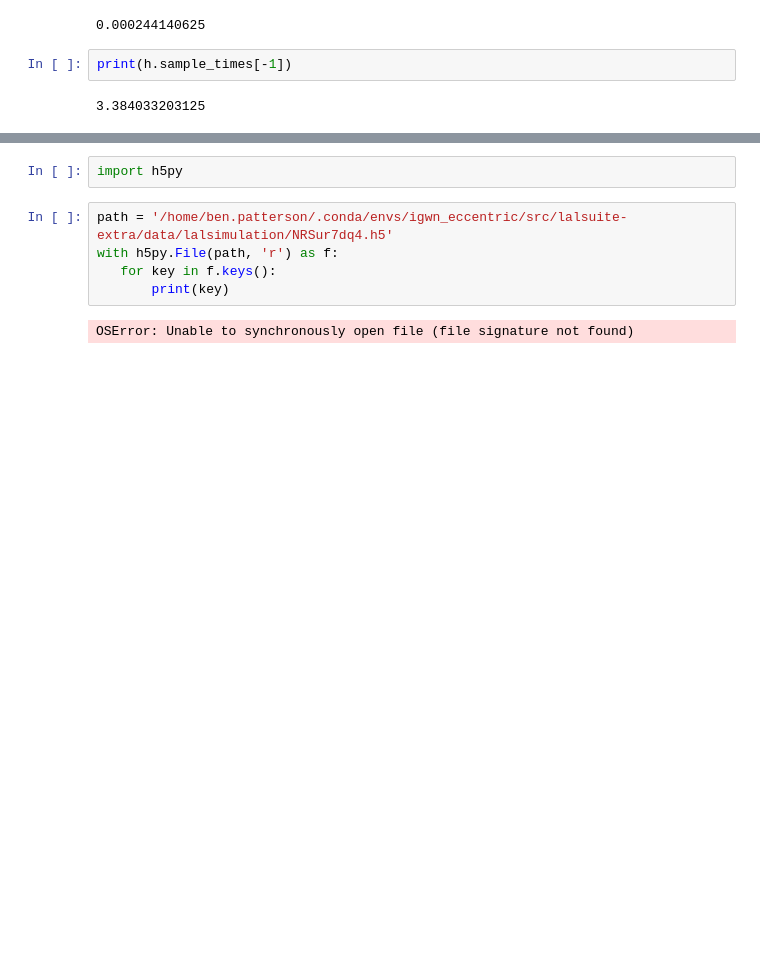
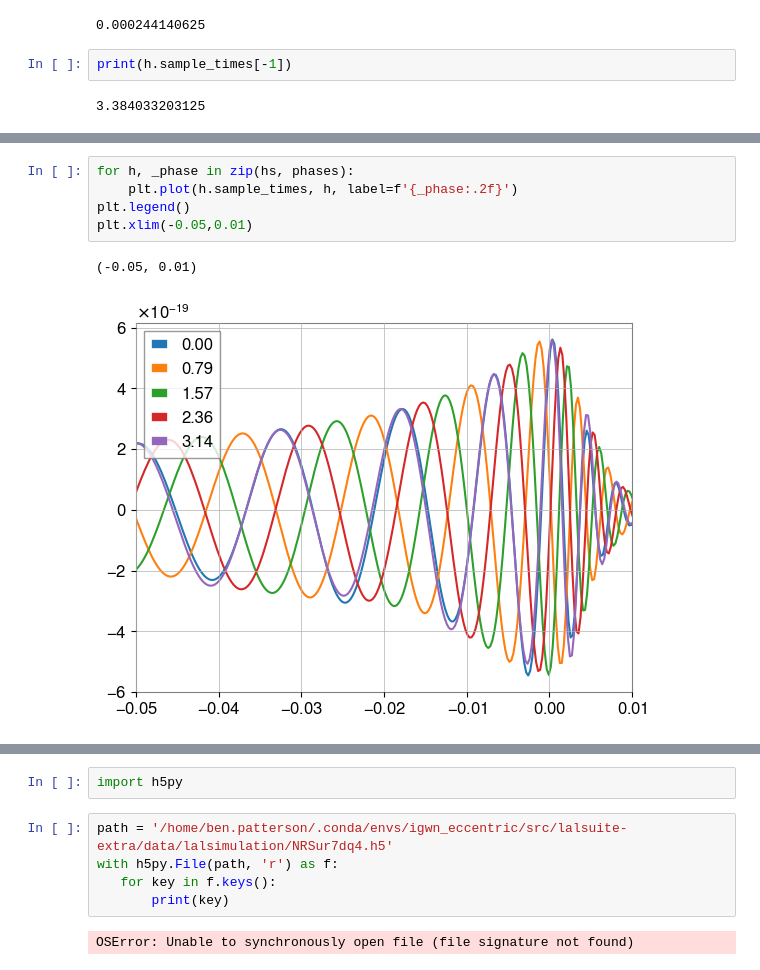
Before and after one commit to BenGPatterson/EccentricPrecession, a Jupyter notebook: ecc_prec_harmonics.ipynb, the cells around one changed output, grey strips where cells are left out. Drawn from its saved outputs; the diff is of its cells as text; blank space fills up the shorter version.

```diff
--- a/ecc_prec_harmonics.ipynb
+++ b/ecc_prec_harmonics.ipynb
@@ -197,0 +252,8 @@ plt.xlim(2.5,3)
+# %%
+for h, _phase in zip(hs, phases):
+    plt.plot(h.sample_times, h, label=f'{_phase:.2f}')
+plt.legend()
+plt.xlim(-0.05,0.01)
+# %% [output]
+(-0.05, 0.01)
+[figure, added]
```
Also changed, not shown: parts of 10 cells of this notebook.
